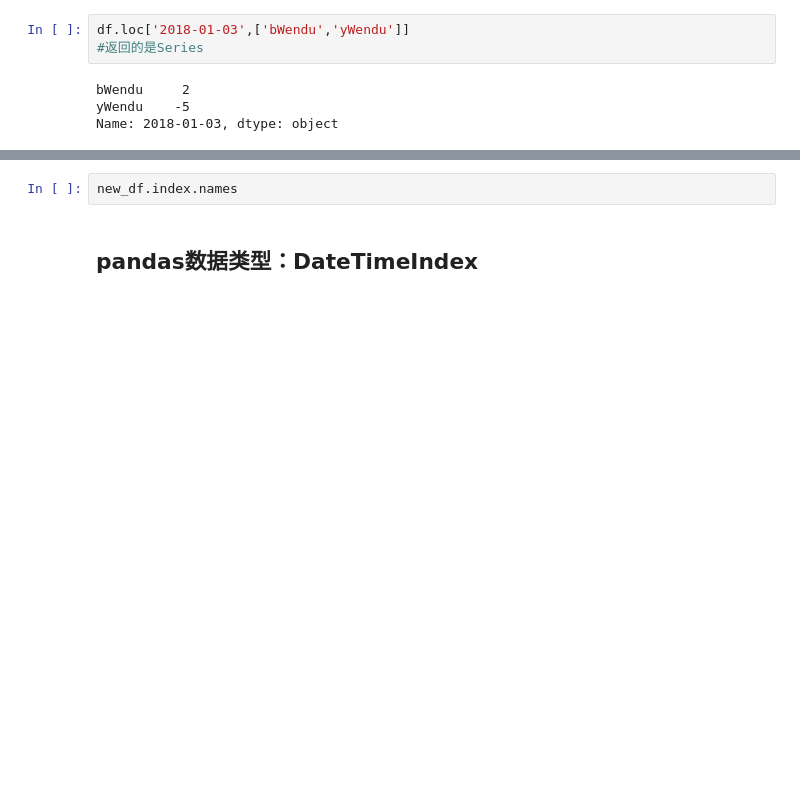
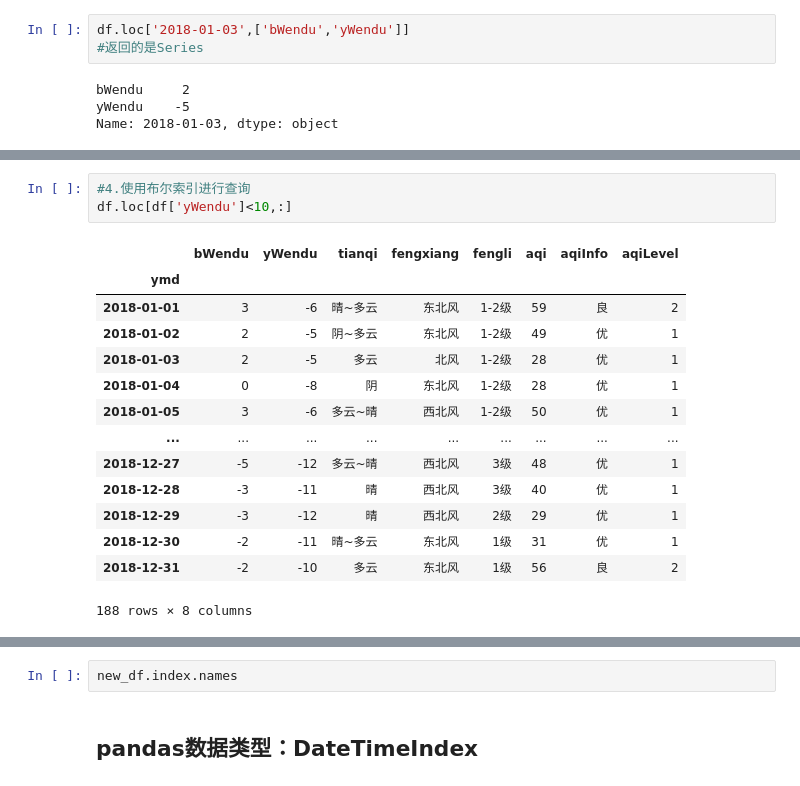
Before and after one commit to codefish-yu/dataanalyze, a Jupyter notebook: pandas.ipynb, the cells around one changed output, grey strips where cells are left out. Drawn from its saved outputs; the diff is of its cells as text; blank space fills up the shorter version.

```diff
--- a/pandas.ipynb
+++ b/pandas.ipynb
@@ -269,0 +394,18 @@ Name: bWendu, dtype: int32
+# %%
+#4.使用布尔索引进行查询
+df.loc[df['yWendu']<10,:]
+# %% [output]
+|  | bWendu | yWendu | tianqi | fengxiang | fengli | aqi | aqiInfo | aqiLevel |
+| ymd |  |  |  |  |  |  |  |  |
+| 2018-01-01 | 3 | -6 | 晴~多云 | 东北风 | 1-2级 | 59 | 良 | 2 |
+| 2018-01-02 | 2 | -5 | 阴~多云 | 东北风 | 1-2级 | 49 | 优 | 1 |
+| 2018-01-03 | 2 | -5 | 多云 | 北风 | 1-2级 | 28 | 优 | 1 |
+| 2018-01-04 | 0 | -8 | 阴 | 东北风 | 1-2级 | 28 | 优 | 1 |
+| 2018-01-05 | 3 | -6 | 多云~晴 | 西北风 | 1-2级 | 50 | 优 | 1 |
+| ... | ... | ... | ... | ... | ... | ... | ... | ... |
+| 2018-12-27 | -5 | -12 | 多云~晴 | 西北风 | 3级 | 48 | 优 | 1 |
+| 2018-12-28 | -3 | -11 | 晴 | 西北风 | 3级 | 40 | 优 | 1 |
+| 2018-12-29 | -3 | -12 | 晴 | 西北风 | 2级 | 29 | 优 | 1 |
+| 2018-12-30 | -2 | -11 | 晴~多云 | 东北风 | 1级 | 31 | 优 | 1 |
+| 2018-12-31 | -2 | -10 | 多云 | 东北风 | 1级 | 56 | 良 | 2 |
+188 rows × 8 columns
```
Also changed, not shown: parts of 45 cells of this notebook, 2 other files.
